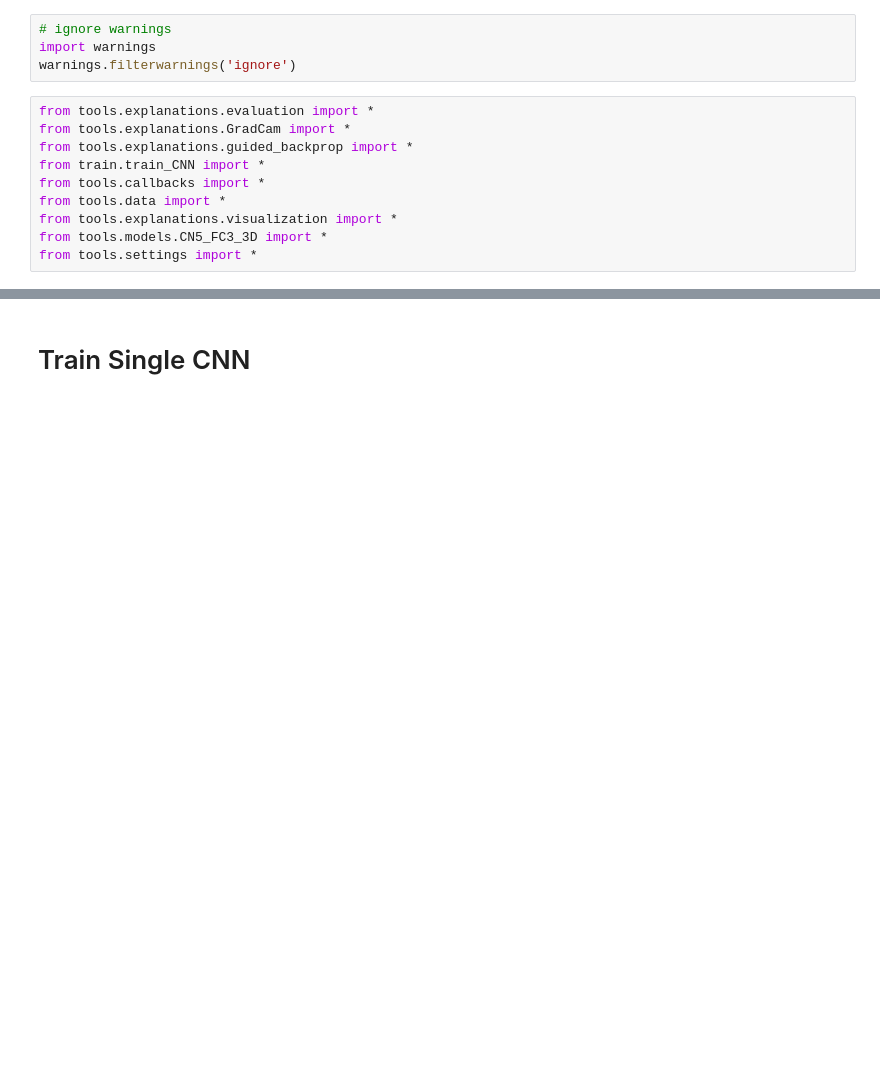
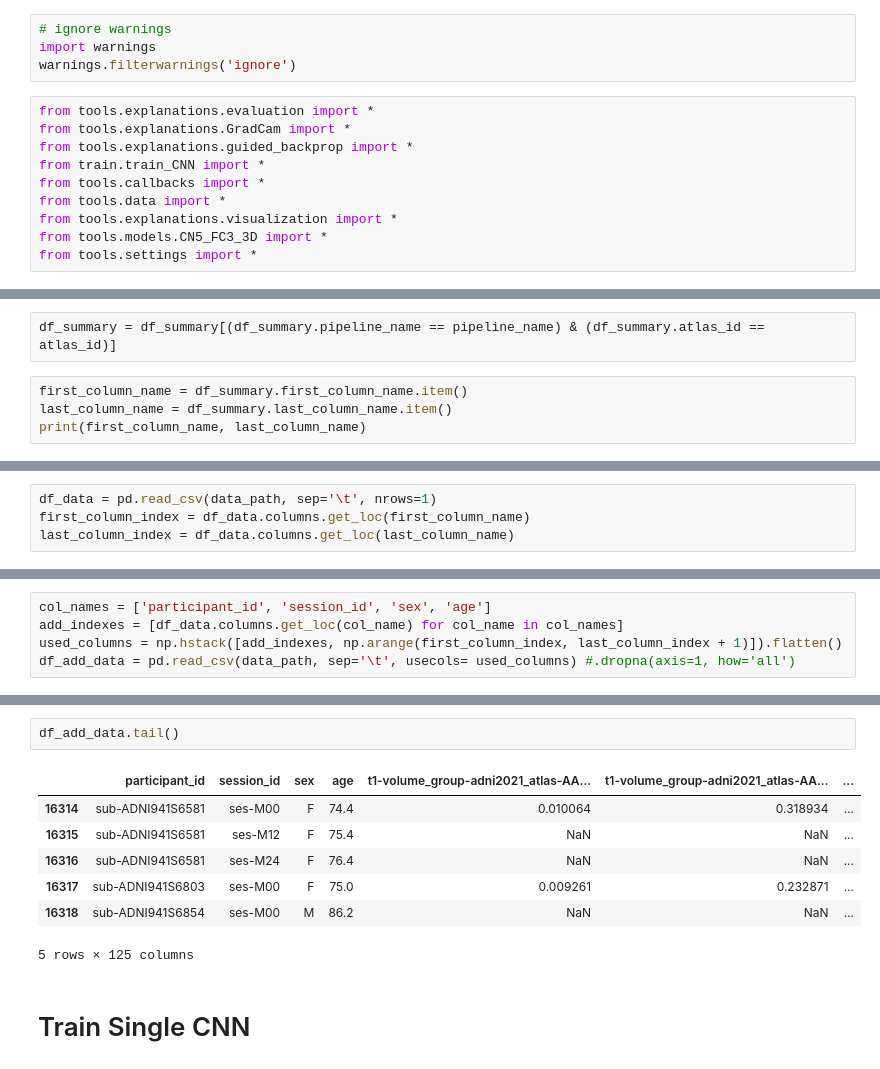
Before and after one commit to cosasha97/interpretability-dl-ndd, a Jupyter notebook: experiments.ipynb, the cells around one changed output, grey strips where cells are left out. Saved outputs shown, nothing was run; the diff lists cells and outputs as text; blank space fills up the shorter version.

Commit message:
update volumes

```diff
--- a/experiments.ipynb
+++ b/experiments.ipynb
@@ -65,0 +69,6 @@ summary_path = '/network/lustre/dtlake01/aramis/datasets/adni/caps/caps_v2021_su
+# %%
+df_summary = df_summary[(df_summary.pipeline_name == pipeline_name) & (df_summary.atlas_id == atlas_id)]
+# %%
+first_column_name = df_summary.first_column_name.item()
+last_column_name = df_summary.last_column_name.item()
+print(first_column_name, last_column_name)
@@ -65,0 +77,4 @@ summary_path = '/network/lustre/dtlake01/aramis/datasets/adni/caps/caps_v2021_su
+# %%
+df_data = pd.read_csv(data_path, sep='\t', nrows=1)
+first_column_index = df_data.columns.get_loc(first_column_name)
+last_column_index = df_data.columns.get_loc(last_column_name)
@@ -65,0 +83,5 @@ summary_path = '/network/lustre/dtlake01/aramis/datasets/adni/caps/caps_v2021_su
+# %%
+col_names = ['participant_id', 'session_id', 'sex', 'age']
+add_indexes = [df_data.columns.get_loc(col_name) for col_name in col_names]
+used_columns = np.hstack([add_indexes, np.arange(first_column_index, last_column_index + 1)]).flatten()
+df_add_data = pd.read_csv(data_path, sep='\t', usecols= used_columns) #.dropna(axis=1, how='all')
@@ -66,3 +111,13 @@ summary_path = '/network/lustre/dtlake01/aramis/datasets/adni/caps/caps_v2021_su
+# %%
+df_add_data.tail()
+# %% [output]
+|  | participant_id | session_id | sex | age | t1-volume_group-adni2021_atlas-AA... | t1-volume_group-adni2021_atlas-AA... | ... |
+| 16314 | sub-ADNI941S6581 | ses-M00 | F | 74.4 | 0.010064 | 0.318934 | ... |
+| 16315 | sub-ADNI941S6581 | ses-M12 | F | 75.4 | NaN | NaN | ... |
+| 16316 | sub-ADNI941S6581 | ses-M24 | F | 76.4 | NaN | NaN | ... |
+| 16317 | sub-ADNI941S6803 | ses-M00 | F | 75.0 | 0.009261 | 0.232871 | ... |
+| 16318 | sub-ADNI941S6854 | ses-M00 | M | 86.2 | NaN | NaN | ... |
+5 rows × 125 columns
 # %% [markdown]
 # Train Single CNN
 # %% [markdown]
```
Also changed, not shown: parts of 23 cells of this notebook, 3 other files.
